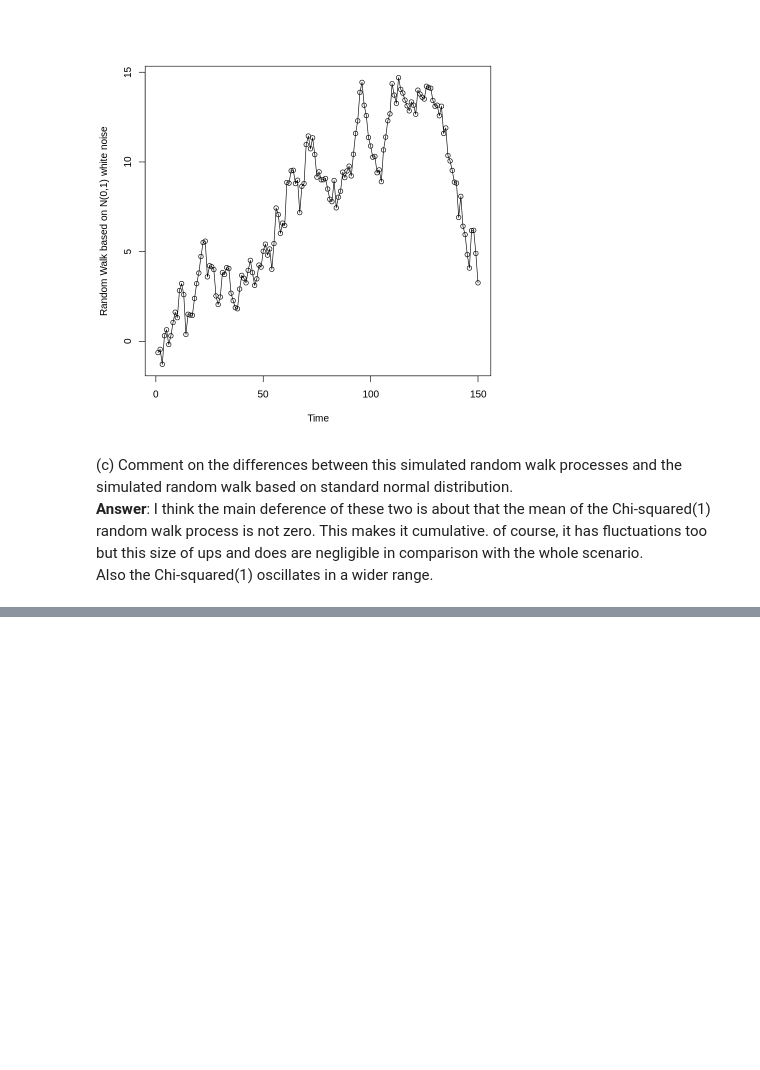
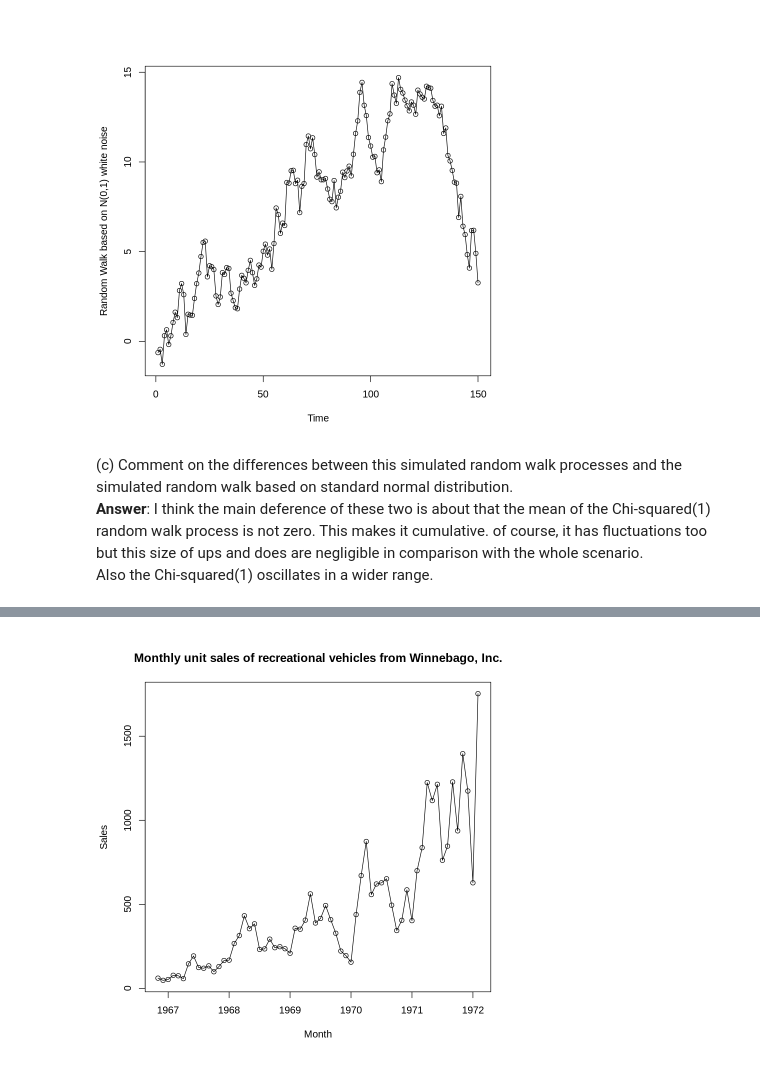
Before and after one commit to Mostafa-M-Rezaee/Time_Series_Analysis, a Jupyter notebook: 0. Time Series Analysis _ using R on Colab.ipynb, the cells around one changed output, grey strips where cells are left out. Drawn from its saved outputs; the diff is of its cells as text; code cells hidden in the pictures; blank space fills up the shorter version.

```diff
--- a/0. Time Series Analysis _ using R on Colab.ipynb
+++ b/0. Time Series Analysis _ using R on Colab.ipynb
@@ -216,0 +222,7 @@ Also the Chi-squared(1) oscillates in a wider range.
+# %%
+rm(list = ls())
+
+library (TSA) # Load the TSA package
+data(winnebago)
+ts_data = winnebago
+str(ts_data)
@@ -216,0 +235,5 @@ Also the Chi-squared(1) oscillates in a wider range.
+# %%
+plot(ts_data, ylab="Sales",xlab="Month",type="o"
+            ,main="Monthly unit sales of recreational vehicles from Winnebago, Inc.")
+# %% [output]
+[figure, added]
```
Also changed, not shown: parts of 25 cells of this notebook.
